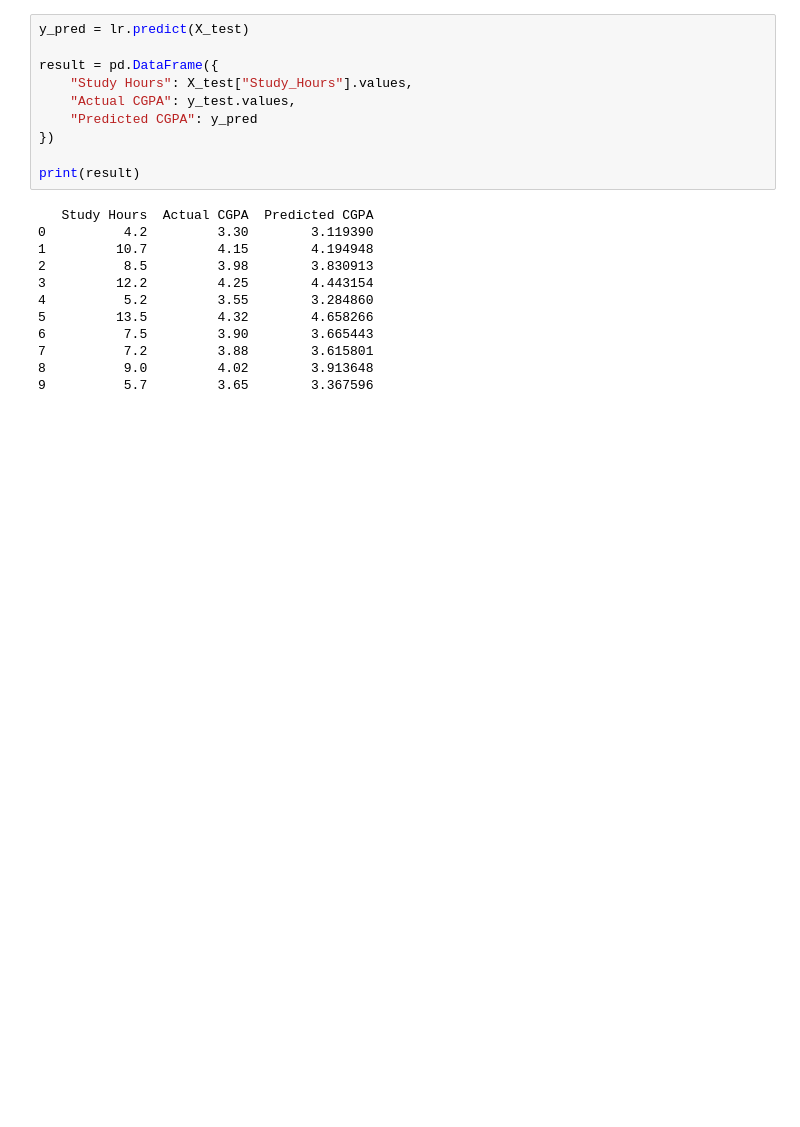
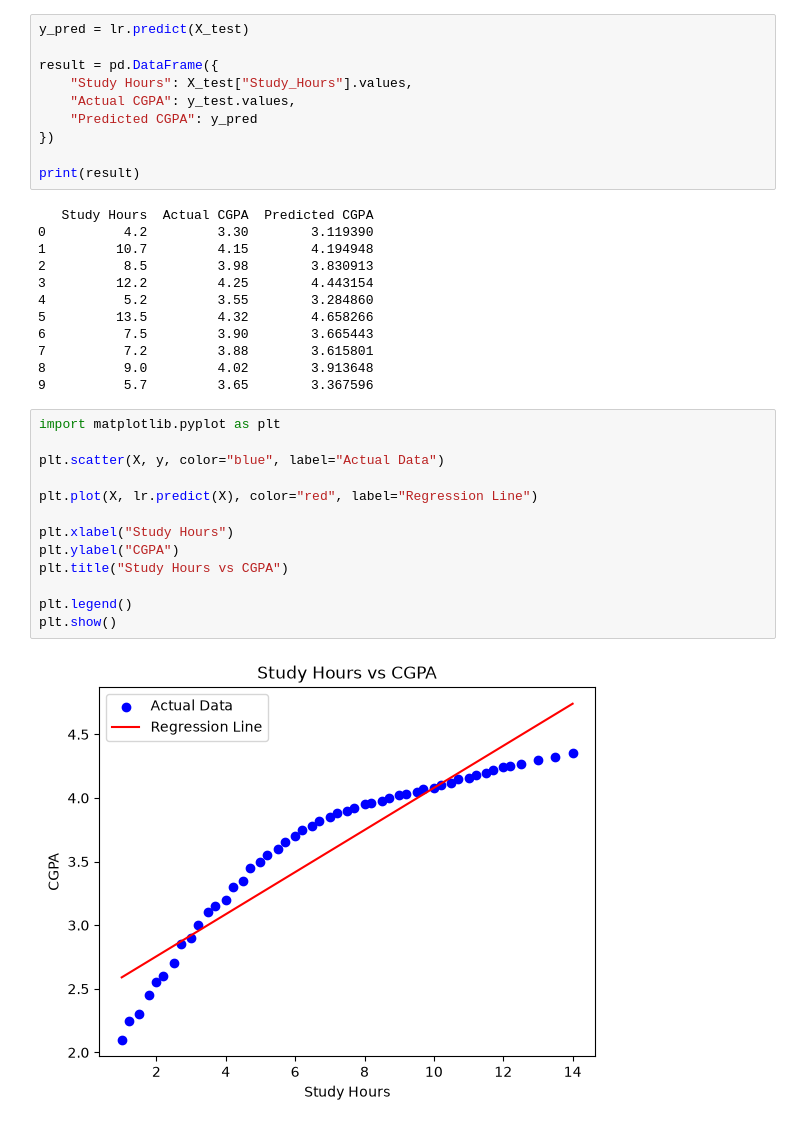
Before and after one commit to moonirul/machine-learning-concept, a Jupyter notebook: 1-) Linear Regression/simple-linear-regression.ipynb, the cells around one changed output. Cells and saved outputs as stored; diff of their text form; blank space fills up the shorter version.

Commit message:
Added Graph

```diff
--- a/1-) Linear Regression/simple-linear-regression.ipynb
+++ b/1-) Linear Regression/simple-linear-regression.ipynb
@@ -103,3 +103,18 @@ print(result)
 7          7.2         3.88        3.615801
 8          9.0         4.02        3.913648
 9          5.7         3.65        3.367596
+# %%
+import matplotlib.pyplot as plt
+
+plt.scatter(X, y, color="blue", label="Actual Data")
+
+plt.plot(X, lr.predict(X), color="red", label="Regression Line")
+
+plt.xlabel("Study Hours")
+plt.ylabel("CGPA")
+plt.title("Study Hours vs CGPA")
+
+plt.legend()
+plt.show()
+# %% [output]
+[figure, added]
```
Also changed, not shown: parts of 1 cell of this notebook.
